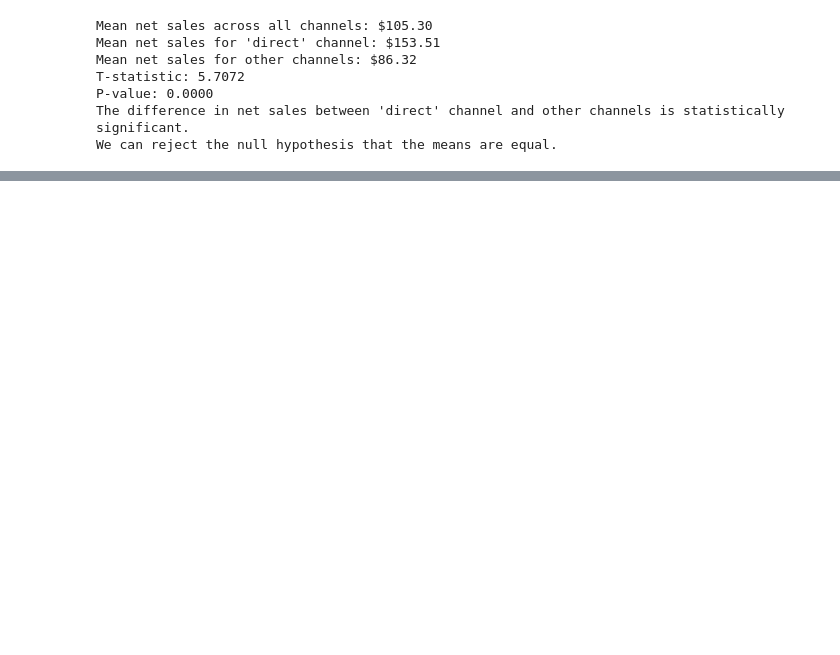
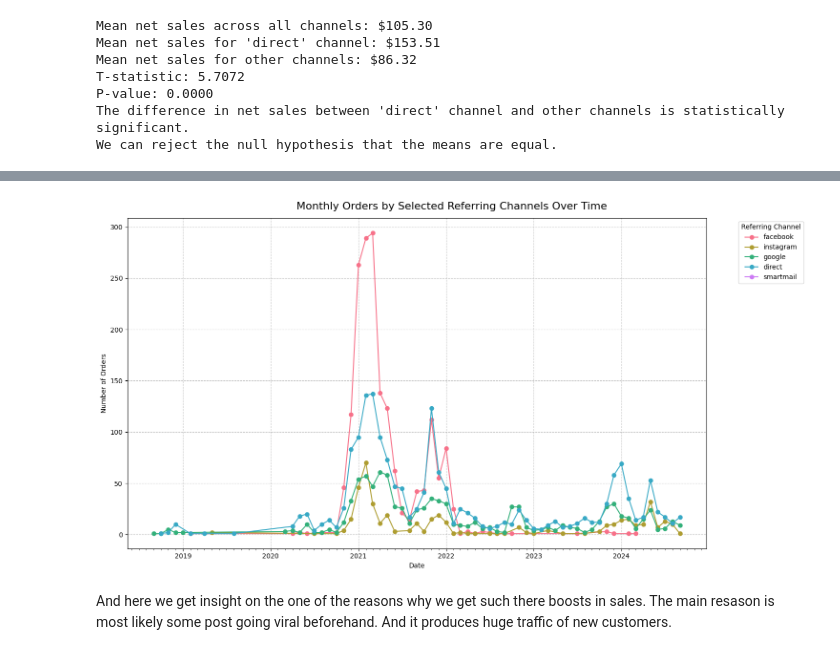
Before and after one commit to VladGrinDA/di-hackathon-2-da, a Jupyter notebook: sales_analysis.ipynb, the cells around one changed output, grey strips where cells are left out. Drawn from its saved outputs; the diff is of its cells as text; code cells hidden in the pictures; blank space fills up the shorter version.

```diff
--- a/sales_analysis.ipynb
+++ b/sales_analysis.ipynb
@@ -1209,0 +1272,39 @@ We can reject the null hypothesis that the means are equal.
+# %%
+import matplotlib.dates as mdates
+
+
+orders_by_channel = filtered_df.groupby([filtered_df['day'].dt.to_period('M'), 'referring_channel'])['orders'].sum().reset_index()
+
+orders_by_channel['month'] = orders_by_channel['day'].dt.to_timestamp()
+
+orders_by_channel['year'] = orders_by_channel['month'].dt.year
+orders_by_channel['month_num'] = orders_by_channel['month'].dt.month
+
+channels = ['facebook', 'instagram', 'google', 'direct', 'smartmail']
+
+color_palette = sns.color_palette("husl", n_colors=len(channels))
+
+fig, ax = plt.subplots(figsize=(15, 8))
+fig.suptitle('Monthly Orders by Selected Referring Channels Over Time', fontsize=16)
+
+for j, channel in enumerate(channels):
+    channel_data = orders_by_channel[orders_by_channel['referring_channel'] == channel]
+    ax.plot(channel_data['month'], channel_data['orders'],
+            label=channel, color=color_palette[j], marker='o')
+
+ax.set_xlabel('Date')
+ax.set_ylabel('Number of Orders')
+ax.legend(title='Referring Channel', bbox_to_anchor=(1.05, 1), loc='upper left')
+ax.grid(True, linestyle='--', alpha=0.7)
+
+# Format x-axis to show dates nicely
+ax.xaxis.set_major_locator(mdates.YearLocator())
+ax.xaxis.set_major_formatter(mdates.DateFormatter('%Y'))
+ax.xaxis.set_minor_locator(mdates.MonthLocator())
+
+plt.tight_layout()
+plt.show()
+# %% [output]
+[figure, added]
+# %% [markdown]
+And here we get insight on the one of the reasons why we get such there boosts in sales. The main resason is most likely some post going viral beforehand. And it produces huge traffic of new customers.
```
Also changed, not shown: parts of 14 cells of this notebook, 5 other files.
